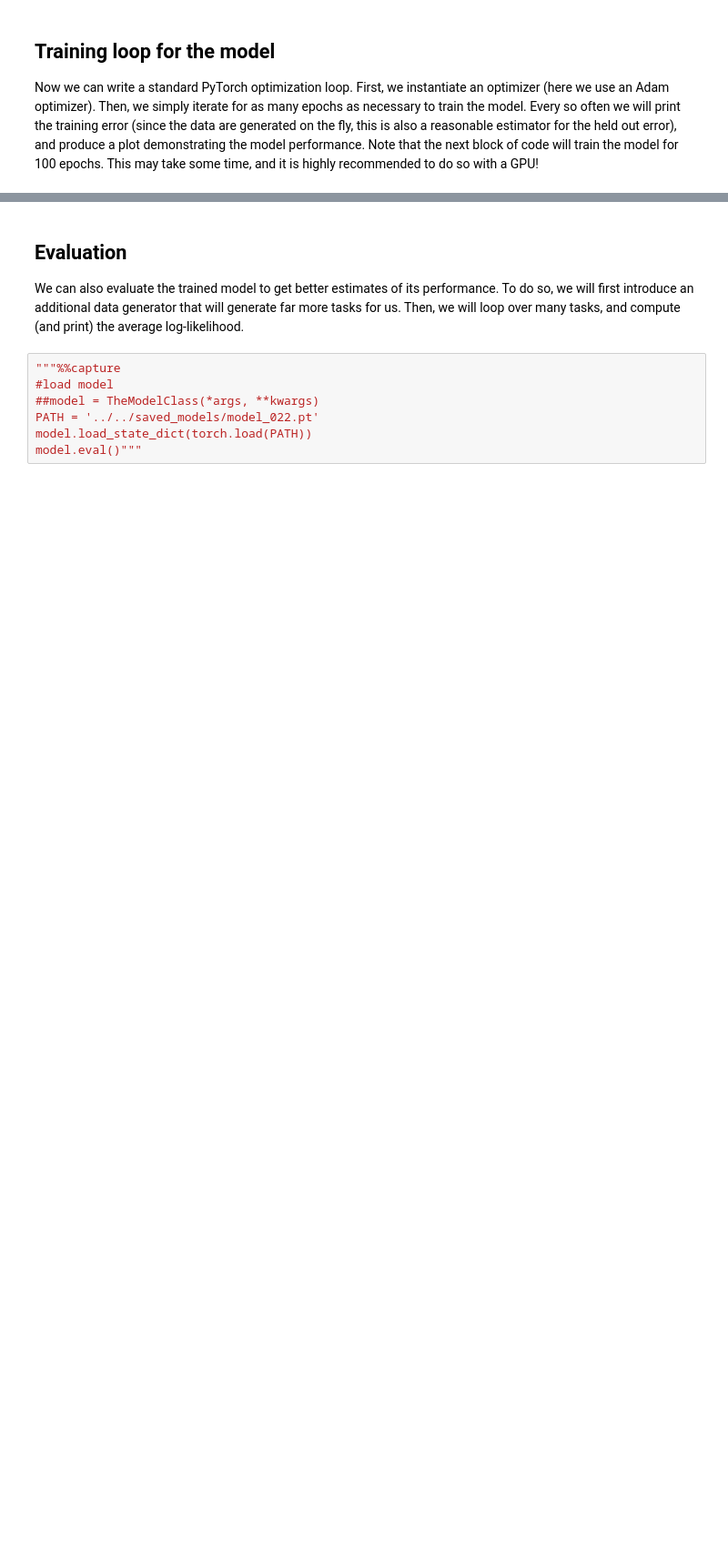
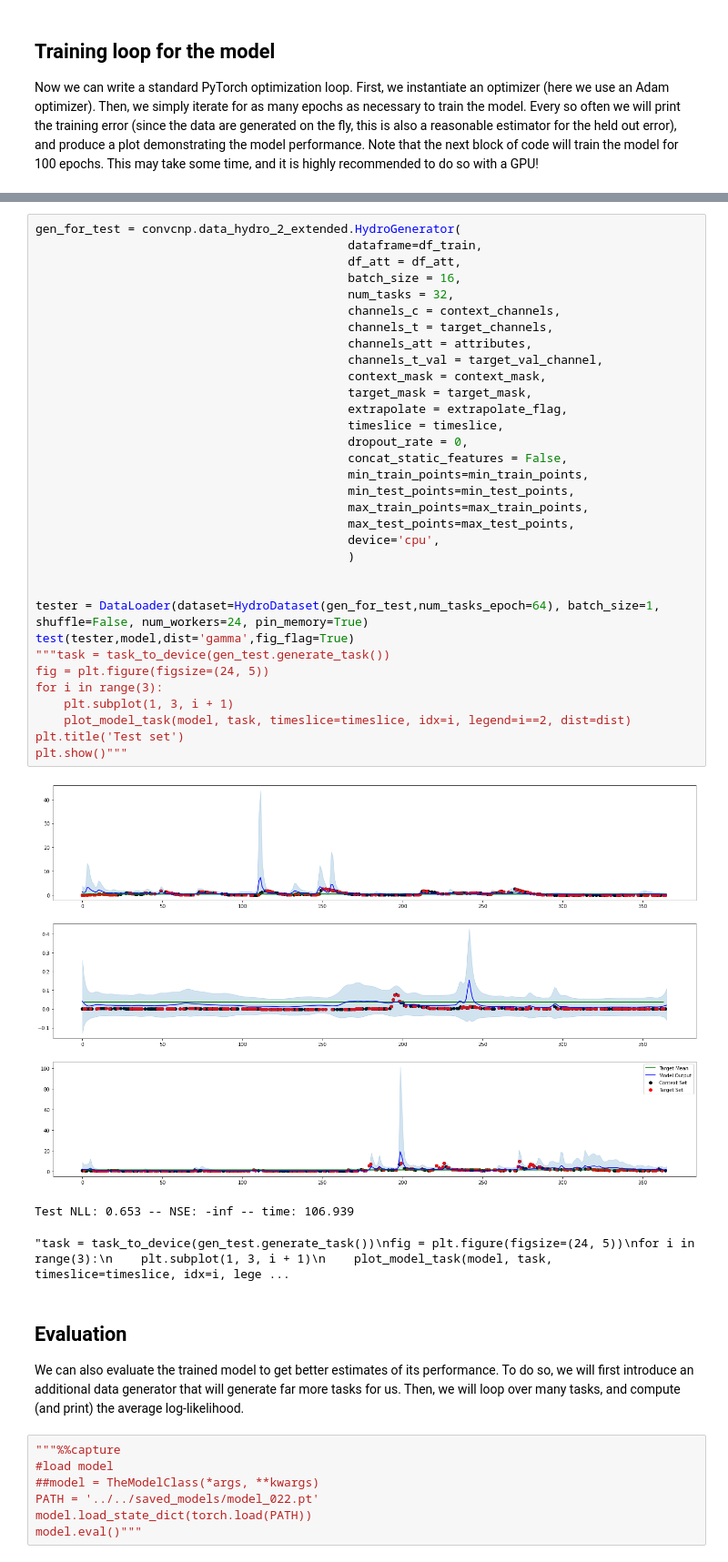
Before and after one commit to mgironamata/convcnp, a Jupyter notebook: convcnp_clean.ipynb, the cells around one changed output, grey strips where cells are left out. Shown: that part at 91% size. Saved outputs shown, nothing was run; the diff lists cells and outputs as text; blank space fills up the shorter version.

```diff
--- a/convcnp_clean.ipynb
+++ b/convcnp_clean.ipynb
@@ -605,3 +660,40 @@ plot_training_loss(train_obj_list, train_nse_list)
+# %%
+gen_for_test = convcnp.data_hydro_2_extended.HydroGenerator(
+                                            dataframe=df_train,
+                                            df_att = df_att,
+                                            batch_size = 16,
+                                            num_tasks = 32,
+                                            channels_c = context_channels,
+                                            channels_t = target_channels,
+                                            channels_att = attributes,
+                                            channels_t_val = target_val_channel,
+                                            context_mask = context_mask,
+                                            target_mask = target_mask,
+                                            extrapolate = extrapolate_flag,
+                                            timeslice = timeslice,
+                                            dropout_rate = 0,
+                                            concat_static_features = False,
+                                            min_train_points=min_train_points,
+                                            min_test_points=min_test_points,
+                                            max_train_points=max_train_points,
+                                            max_test_points=max_test_points,
+                                            device='cpu',
+                                            )
+
+
+tester = DataLoader(dataset=HydroDataset(gen_for_test,num_tasks_epoch=64), batch_size=1, shuffle=False, num_workers=24, pin_memory=True)
+test(tester,model,dist='gamma',fig_flag=True)
+"""task = task_to_device(gen_test.generate_task())
+fig = plt.figure(figsize=(24, 5))
+for i in range(3):
+    plt.subplot(1, 3, i + 1)
+    plot_model_task(model, task, timeslice=timeslice, idx=i, legend=i==2, dist=dist)
+plt.title('Test set')
+plt.show()"""
+# %% [output]
+[figure, added]
+Test NLL: 0.653 -- NSE: -inf -- time: 106.939
+"task = task_to_device(gen_test.generate_task())\nfig = plt.figure(figsize=(24, 5))\nfor i in range(3):\n    plt.subplot(1, 3, i + 1)\n    plot_model_task(model, task, timeslice=timeslice, idx=i, lege ...
 # %% [markdown]
 ## Evaluation
 
```
Also changed, not shown: parts of 43 cells of this notebook, 3 other files.
